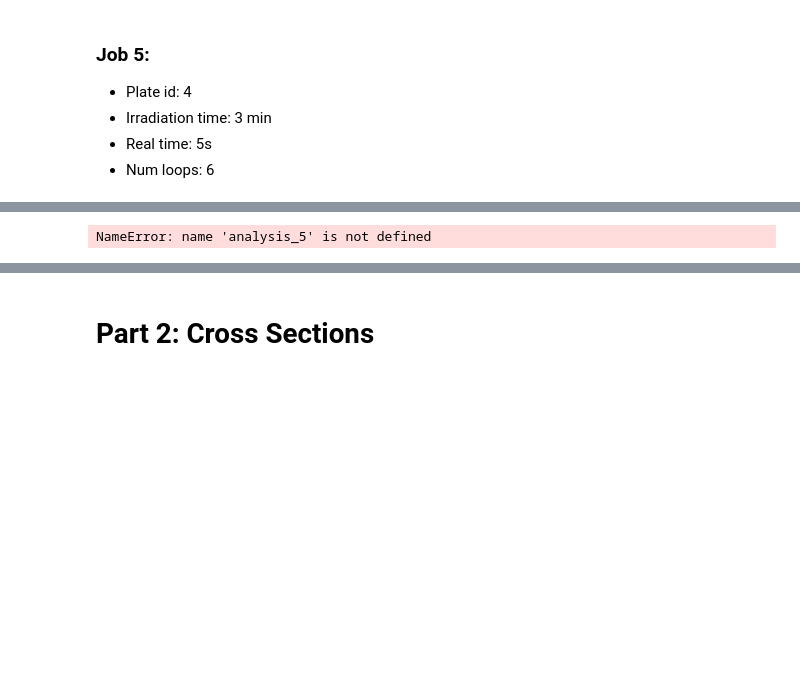
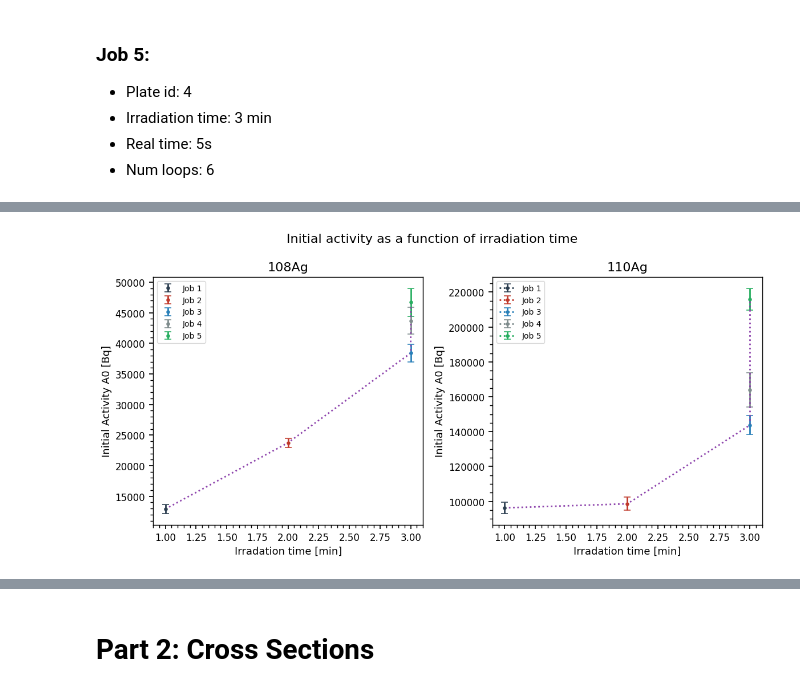
Before and after one commit to Oskar-Idland/Medical-Applications-of-Nuclear-Physics, a Jupyter notebook: src/analysis.ipynb, the cells around one changed output, grey strips where cells are left out. Saved outputs shown, nothing was run; the diff lists cells and outputs as text; code cells hidden in the pictures; blank space fills up the shorter version.

```diff
--- a/src/analysis.ipynb
+++ b/src/analysis.ipynb
@@ -269,40 +248,42 @@ analysis_5.plot_activity()
 # %%
 all_analyses = [analysis_1, analysis_2, analysis_3, analysis_4, analysis_5]
 analysis_names = ['Job 1', 'Job 2', 'Job 3', 'Job 4', 'Job 5']
 irradiation_times = [analysis.job_specs['irradiation_time'] for analysis in all_analyses]
-A0_values_108 = [analysis.Ag108.A0.nominal_value for analysis in all_analyses]
-A0_values_110 = [analysis.Ag110.A0.nominal_value for analysis in all_analyses]
-A0_uncertainties_108 = [analysis.Ag108.A0.std_dev for analysis in all_analyses]
-A0_uncertainties_110 = [analysis.Ag110.A0.std_dev for analysis in all_analyses]
+
+# Use the new modular API to get isotope results
+A0_values_108 = [analysis.get_isotope_results('108AG').A0.nominal_value for analysis in all_analyses]
+A0_values_110 = [analysis.get_isotope_results('110AG').A0.nominal_value for analysis in all_analyses]
+A0_uncertainties_108 = [analysis.get_isotope_results('108AG').A0.std_dev for analysis in all_analyses]
+A0_uncertainties_110 = [analysis.get_isotope_results('110AG').A0.std_dev for analysis in all_analyses]
 
 plt.figure(figsize=(12, 6))
 plt.subplot(1, 2, 1)
 for irr, _A0, A0_unc, job_number in zip(irradiation_times, A0_values_108, A0_uncertainties_108, analysis_names):
     plt.errorbar(irr, _A0, yerr=A0_unc, fmt='o', label=job_number)
 plt.plot(irradiation_times, A0_values_108, linestyle=':')
 
 plt.xlabel('Irradation time [min]')
 plt.ylabel('Initial Activity A0 [Bq]')
 plt.title('108Ag')
 plt.legend()
 
 plt.subplot(1, 2, 2)
 for irr, _A0, A0_unc, job_number in zip(irradiation_times, A0_values_110, A0_uncertainties_110, analysis_names):
     plt.errorbar(irr, _A0, yerr=A0_unc, marker='o', linestyle=':', label=job_number)
 plt.plot(irradiation_times, A0_values_110, linestyle=':')
 
 plt.xlabel('Irradation time [min]')
 plt.ylabel('Initial Activity A0 [Bq]')
 plt.title('110Ag')
 plt.legend()
 
 plt.suptitle('Initial activity as a function of irradiation time')
 plt.tight_layout()
-# plt.savefig(fig_path / 'initial_activity_vs_irradiation_time.pdf')
-# plt.savefig(fig_path / 'initial_activity_vs_irradiation_time.png')
+plt.savefig(fig_path / 'activity_analysis' / 'initial_activity_vs_irradiation_time.pdf')
+plt.savefig(fig_path / 'activity_analysis' / 'initial_activity_vs_irradiation_time.png')
 plt.show()
 # %% [output]
-NameError: name 'analysis_5' is not defined
+[figure, added]
 # %%
 all_analyses = [analysis_1, analysis_2, analysis_3, analysis_4, analysis_5]
 analysis_names = ['Job 1', 'Job 2', 'Job 3', 'Job 4', 'Job 5']
```
Also changed, not shown: parts of 22 cells of this notebook, 14 other files.
